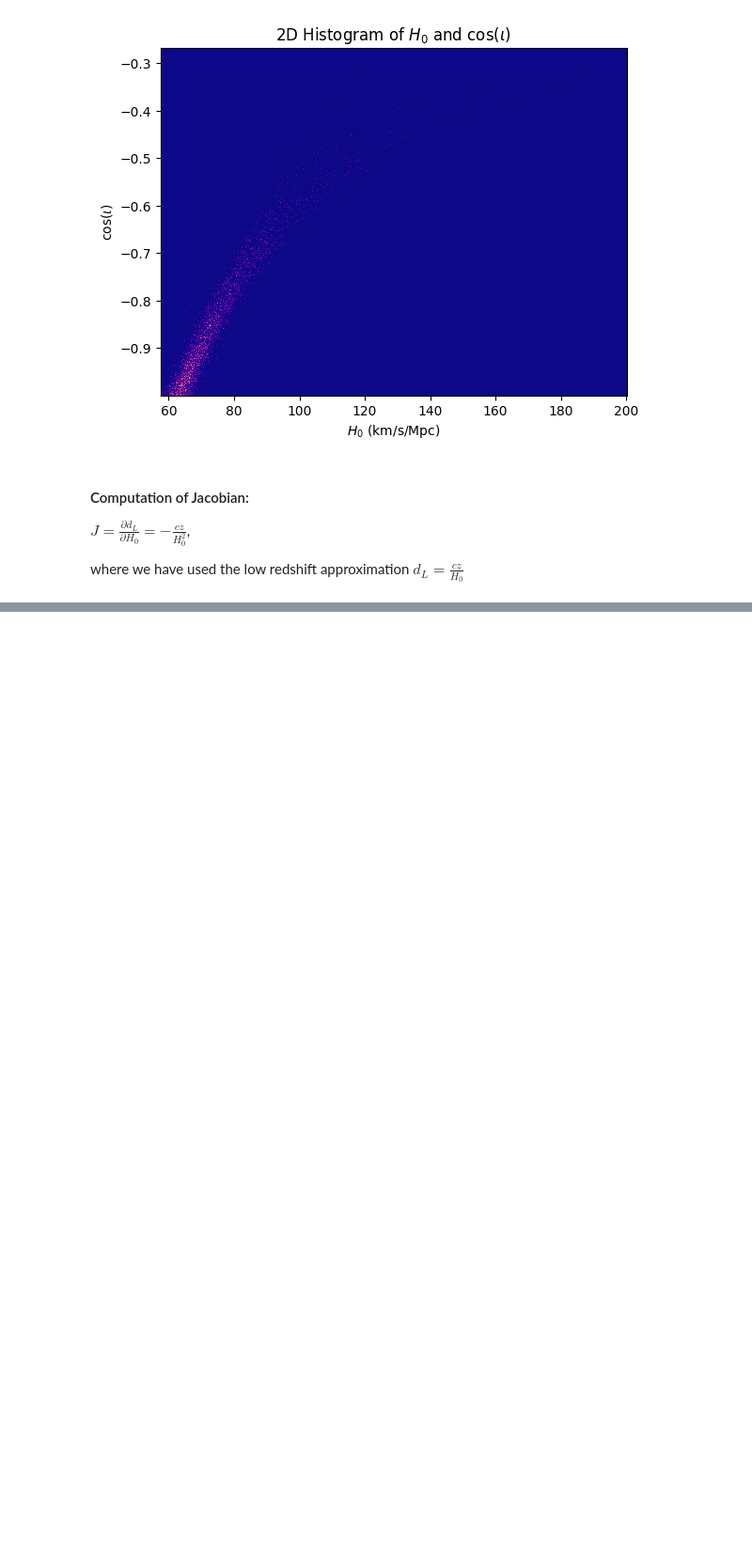
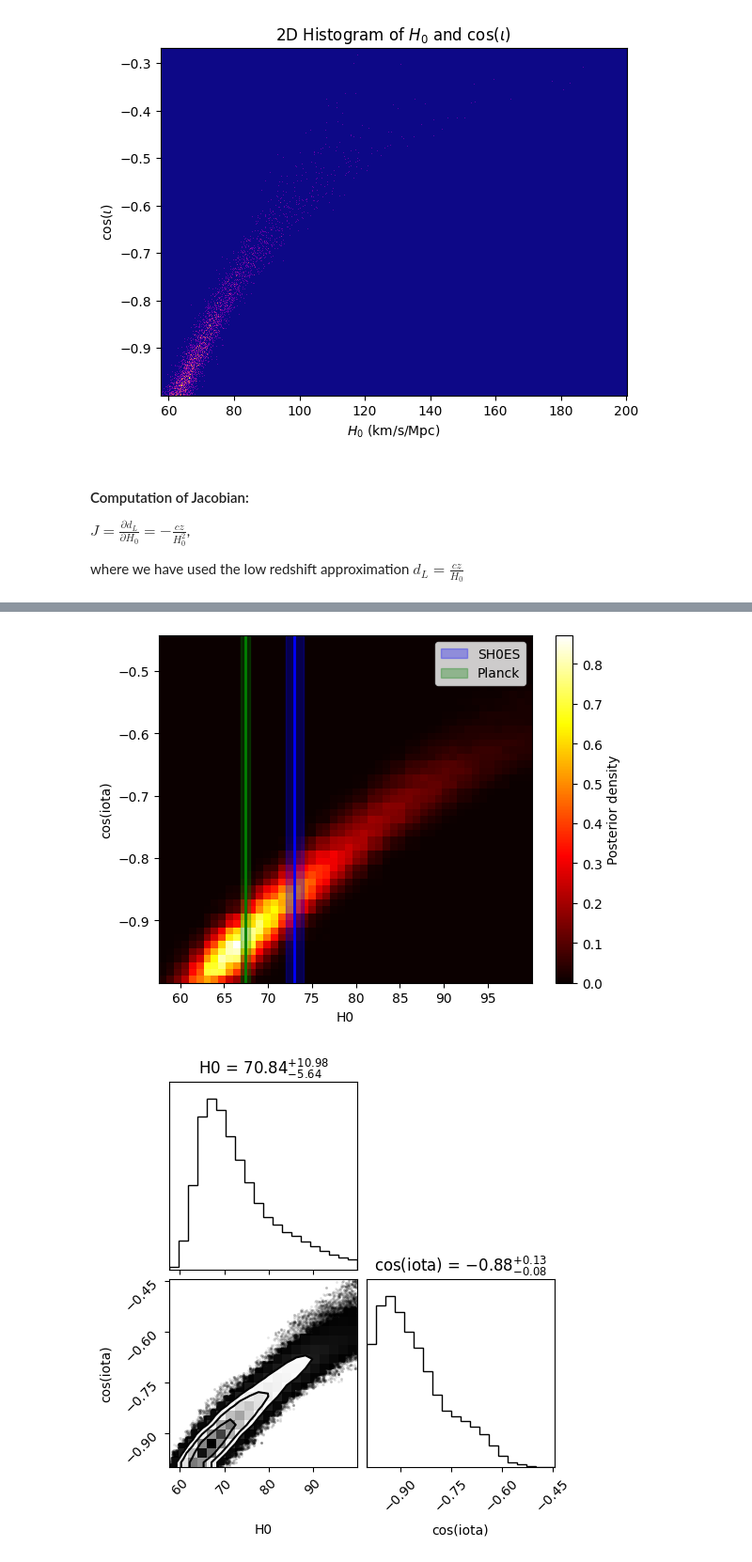
Before and after one commit to mjpineda-rug/GW1_H0_Sirens, a Jupyter notebook: GW_code.ipynb, the cells around one changed output, grey strips where cells are left out. Shown at 94% size. Drawn from its saved outputs; the diff is of its cells as text; code cells hidden in the pictures; blank space fills up the shorter version.

```diff
--- a/GW_code.ipynb
+++ b/GW_code.ipynb
@@ -224,0 +242,43 @@ print(median, low, high)
+# %%
+# the Planck and SH0ES values we cant to compare our findings to (CITATION NEEDED)
+
+planck_mean = 67.4
+planck_sigma = 0.5
+shoes_mean = 73.0
+shoes_sigma = 1.0
+
+
+plt.hist2d(samples[:, 0], samples[:, 1], bins=50, density=True,cmap='hot')
+plt.xlabel("H0")
+plt.ylabel("cos(iota)")
+plt.colorbar(label="Posterior density")
+
+plt.axvspan(
+    shoes_mean - shoes_sigma,
+    shoes_mean + shoes_sigma,
+    color='blue',
+    alpha=0.3,
+    label='SH0ES'
+)
+plt.axvline(shoes_mean, color='blue', linewidth=2)
+
+plt.axvspan(
+    planck_mean - planck_sigma,
+    planck_mean + planck_sigma,
+    color='green',
+    alpha=0.3,
+    label='Planck'
+)
+plt.axvline(planck_mean, color='green', linewidth=2)
+
+plt.legend()
+plt.show()
+
+corner.corner(
+    samples,
+    labels=["H0", "cos(iota)"],
+    show_titles=True
+)
+# %% [output]
+[figure, added]
+[figure, added]
```
Also changed, not shown: parts of 6 cells of this notebook.
